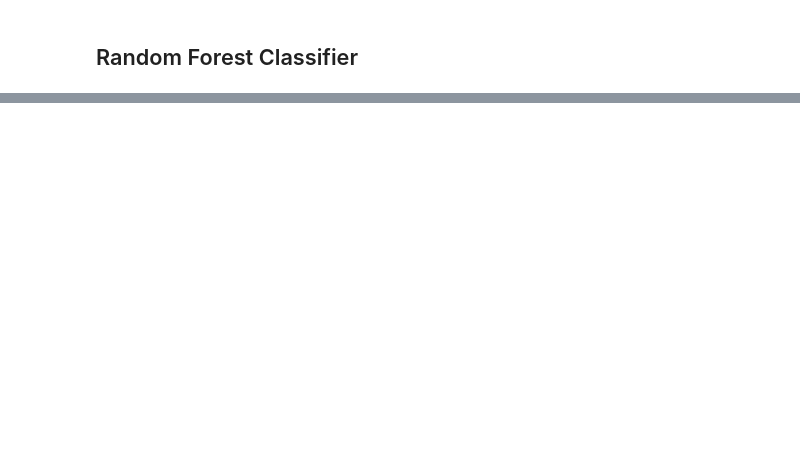
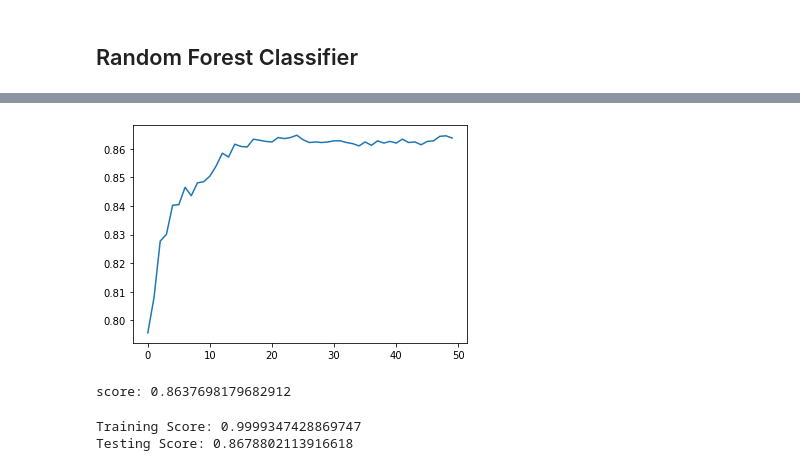
Before and after one commit to ericjbutton/california-housing-ML, a Jupyter notebook: Logistic Regression.ipynb, the cells around one changed output, grey strips where cells are left out. Saved outputs shown, nothing was run; the diff lists cells and outputs as text; code cells hidden in the pictures; blank space fills up the shorter version.

```diff
--- a/Logistic Regression.ipynb
+++ b/Logistic Regression.ipynb
@@ -451,2 +406,0 @@ plt.show()
-# %%
-reg.fit(X_train, y_train)
@@ -535,16 +406,0 @@ scaled_cal_housing_df.head()
-# %%
-from sklearn.model_selection import train_test_split
-
-X_train, X_test, y_train, y_test = train_test_split(X, y, random_state=42)
-# %%
-# Fit the model to the training data, and calculate the scores for the training and testing data.
-
-### BEGIN SOLUTION
-model.fit(X_train, y_train)
-training_score = model.score(X_train, y_train)
-testing_score = model.score(X_test, y_test)
-
-### END SOLUTION
-
-print(f"Training Score: {training_score}")
-print(f"Testing Score: {testing_score}")
@@ -588,0 +410,6 @@ plt.show()
+# %%
+clf = ExtraTreesClassifier(random_state=1).fit(X_train_scaled, y_train)
+y_pred = clf.predict(X_test_scaled)
+print(classification_report(y_test, y_pred, target_names=target_names))
+print(f'Training Score: {clf.score(X_train_scaled, y_train)}')
+print(f'Testing Score: {clf.score(X_test_scaled, y_test)}')
@@ -588,0 +441,32 @@ plt.show()
+# %%
+clfs = []
+scores = []
+for i in range(50):
+
+    # Sample the data for each new tree
+    X_train_scaled_bootstrap, y_train_bootstrap = resample(X_train_scaled, y_train, random_state=i)
+
+    # Create a decision tree and append it to our list of classifiers
+    clf = DecisionTreeClassifier(random_state=i+200).fit(X_train_scaled_bootstrap, y_train_bootstrap)
+    clfs.append(clf)
+
+    # Take the median score of all the created classifiers
+    y_preds = [clf.predict(X_test_scaled) for clf in clfs]
+    y_pred = pd.DataFrame(y_preds).median().round()
+    score = accuracy_score(y_test, y_pred)
+    scores.append(score)
+
+plt.plot(scores)
+plt.show()
+print(f'score: {score}')
+# %% [output]
+[figure, added]
+score: 0.8637698179682912
+# %%
+from sklearn.ensemble import RandomForestClassifier
+clf = RandomForestClassifier(random_state=1, n_estimators=50).fit(X_train_scaled, y_train)
+print(f'Training Score: {clf.score(X_train_scaled, y_train)}')
+print(f'Testing Score: {clf.score(X_test_scaled, y_test)}')
+# %% [output]
+Training Score: 0.9999347428869747
+Testing Score: 0.8678802113916618
```
Also changed, not shown: parts of 74 cells of this notebook.
